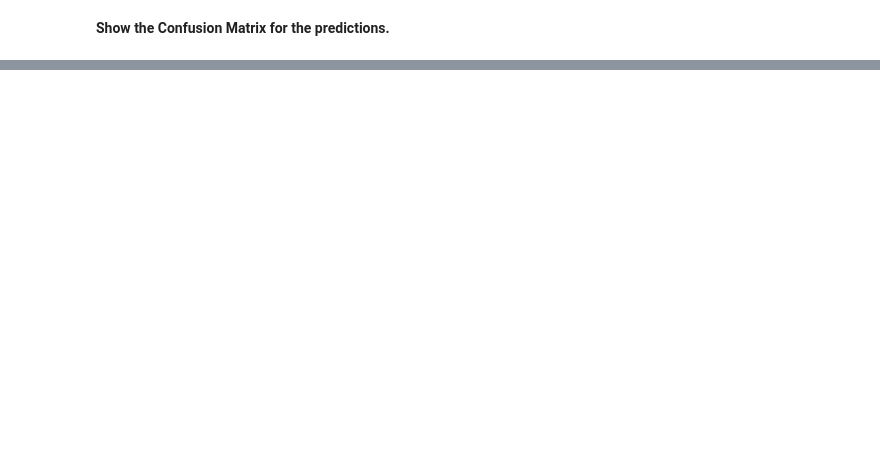
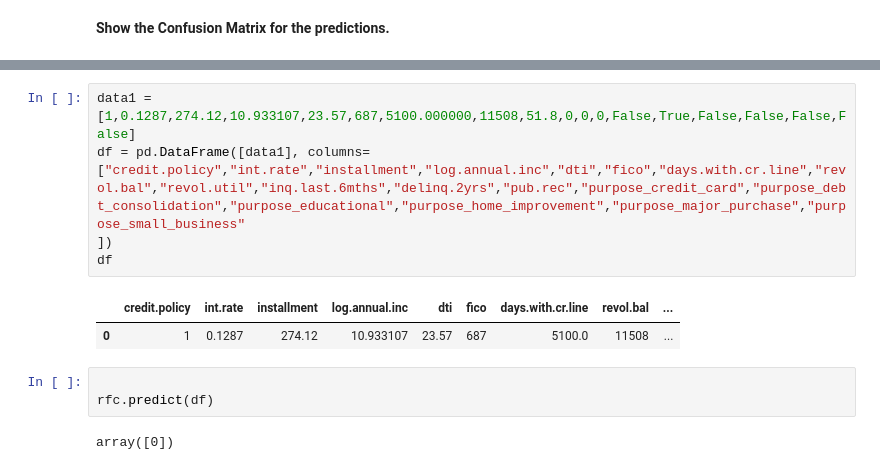
Before and after one commit to dineschandgr/Machine_Learning, a Jupyter notebook: Decision Trees and Random Forest/03-Decision Trees and Random Forest Project - Solutions.ipynb, the cells around one changed output, grey strips where cells are left out. Saved outputs shown, nothing was run; the diff lists cells and outputs as text; blank space fills up the shorter version.

```diff
--- a/Decision Trees and Random Forest/03-Decision Trees and Random Forest Project - Solutions.ipynb
+++ b/Decision Trees and Random Forest/03-Decision Trees and Random Forest Project - Solutions.ipynb
@@ -300,0 +327,13 @@ print(confusion_matrix(y_test,predictions))
+# %%
+data1 = [1,0.1287,274.12,10.933107,23.57,687,5100.000000,11508,51.8,0,0,0,False,True,False,False,False,False]
+df = pd.DataFrame([data1], columns=["credit.policy","int.rate","installment","log.annual.inc","dti","fico","days.with.cr.line","revol.bal","revol.util","inq.last.6mths","delinq.2yrs","pub.rec","purpose_credit_card","purpose_debt_consolidation","purpose_educational","purpose_home_improvement","purpose_major_purchase","purpose_small_business"
+])
+df
+# %% [output]
+|  | credit.policy | int.rate | installment | log.annual.inc | dti | fico | days.with.cr.line | revol.bal | ... |
+| 0 | 1 | 0.1287 | 274.12 | 10.933107 | 23.57 | 687 | 5100.0 | 11508 | ... |
+# %%
+
+rfc.predict(df)
+# %% [output]
+array([0])
```
Also changed, not shown: parts of 18 cells of this notebook, 10 other files.
